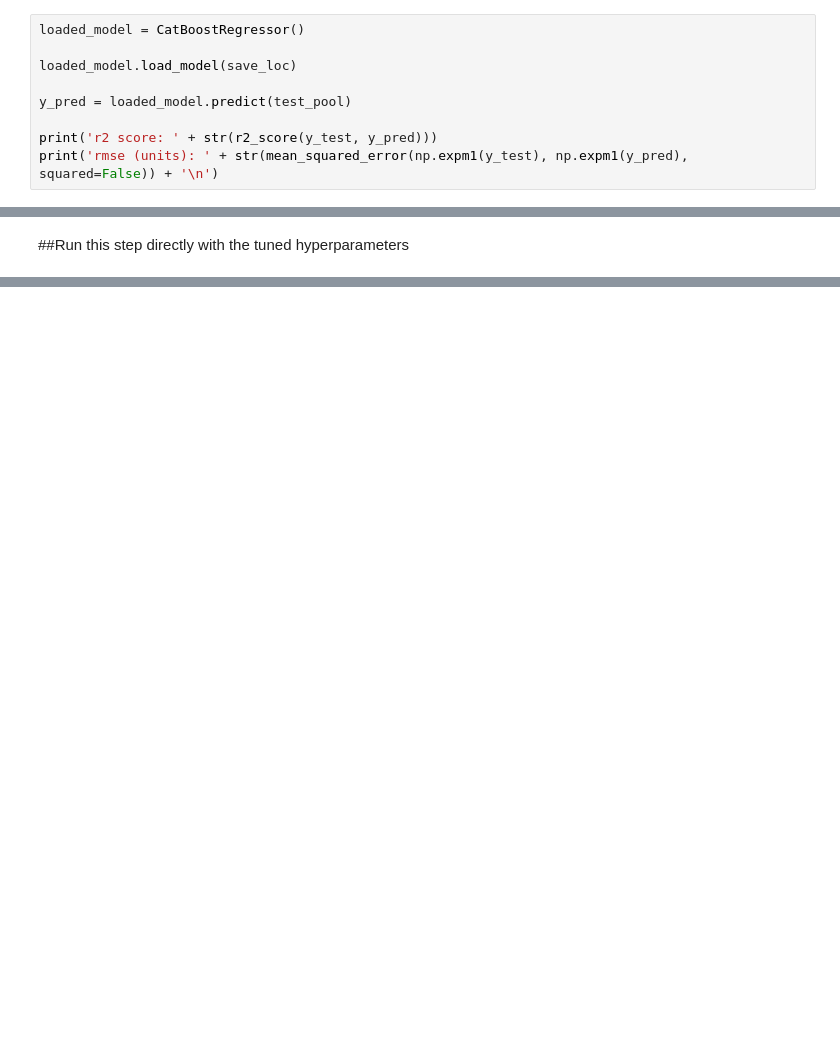
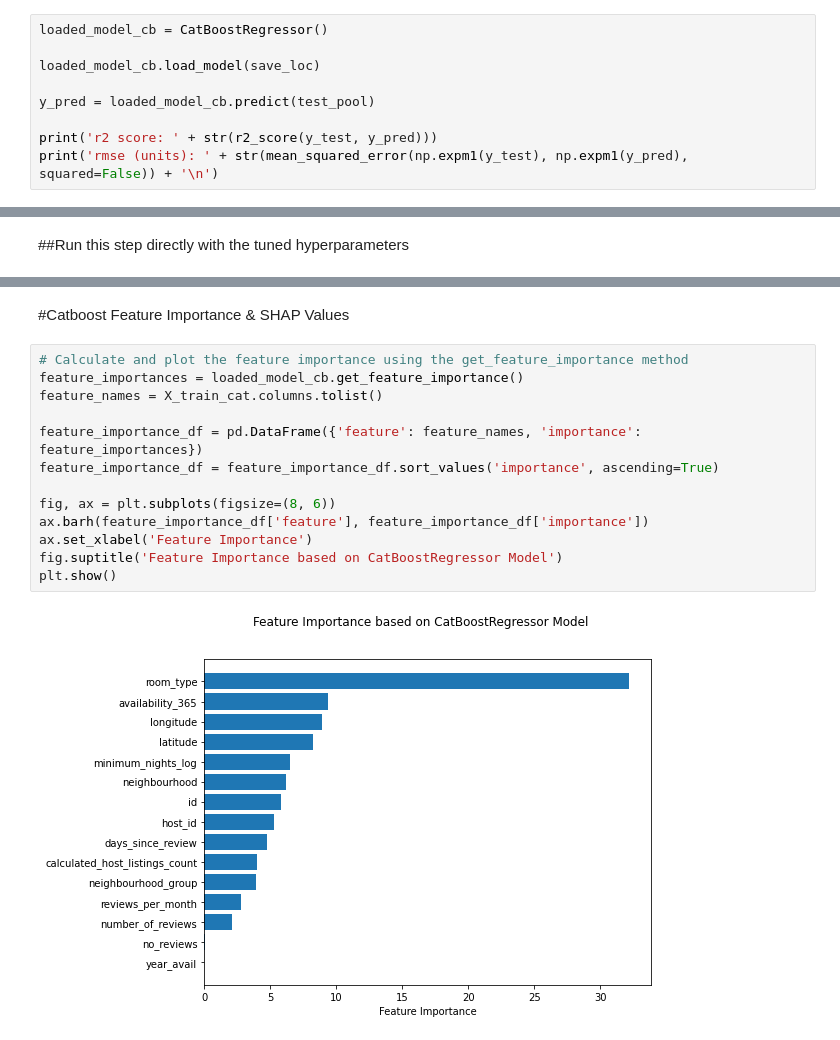
Before and after one commit to arunjegathesh/airbnb_ensemble_learning, a Jupyter notebook: Ensemble_Project_v1.ipynb, the cells around one changed output, grey strips where cells are left out. Cells and saved outputs as stored; diff of their text form; blank space fills up the shorter version.

Commit message:
code with proper format & feature importance charts added

```diff
--- a/Ensemble_Project_v1.ipynb
+++ b/Ensemble_Project_v1.ipynb
@@ -640,11 +648,11 @@ best_cb_model.save_model(save_loc)
 # %%
 save_loc = '/content/drive/MyDrive/Ensemble_Project/catboostmodel_bestparams_20230317.cbm'
 # %%
-loaded_model = CatBoostRegressor()
+loaded_model_cb = CatBoostRegressor()
 
-loaded_model.load_model(save_loc)
+loaded_model_cb.load_model(save_loc)
 
-y_pred = loaded_model.predict(test_pool)
+y_pred = loaded_model_cb.predict(test_pool)
 
 print('r2 score: ' + str(r2_score(y_test, y_pred)))
 print('rmse (units): ' + str(mean_squared_error(np.expm1(y_test), np.expm1(y_pred), squared=False)) + '\n')
@@ -1044,3 +1046,20 @@ print('rmse (units): ' + str(mean_squared_error(np.expm1(y_test), np.expm1(y_pre
 # %% [output]
 r2 score: 0.6282915904851702
 rmse (units): 189.655751546895
+# %% [markdown]
+#Catboost Feature Importance & SHAP Values
+# %%
+# Calculate and plot the feature importance using the get_feature_importance method
+feature_importances = loaded_model_cb.get_feature_importance()
+feature_names = X_train_cat.columns.tolist()
+
+feature_importance_df = pd.DataFrame({'feature': feature_names, 'importance': feature_importances})
+feature_importance_df = feature_importance_df.sort_values('importance', ascending=True)
+
+fig, ax = plt.subplots(figsize=(8, 6))
+ax.barh(feature_importance_df['feature'], feature_importance_df['importance'])
+ax.set_xlabel('Feature Importance')
+fig.suptitle('Feature Importance based on CatBoostRegressor Model')
+plt.show()
+# %% [output]
+[figure, added]
```
Also changed, not shown: parts of 29 cells of this notebook.
